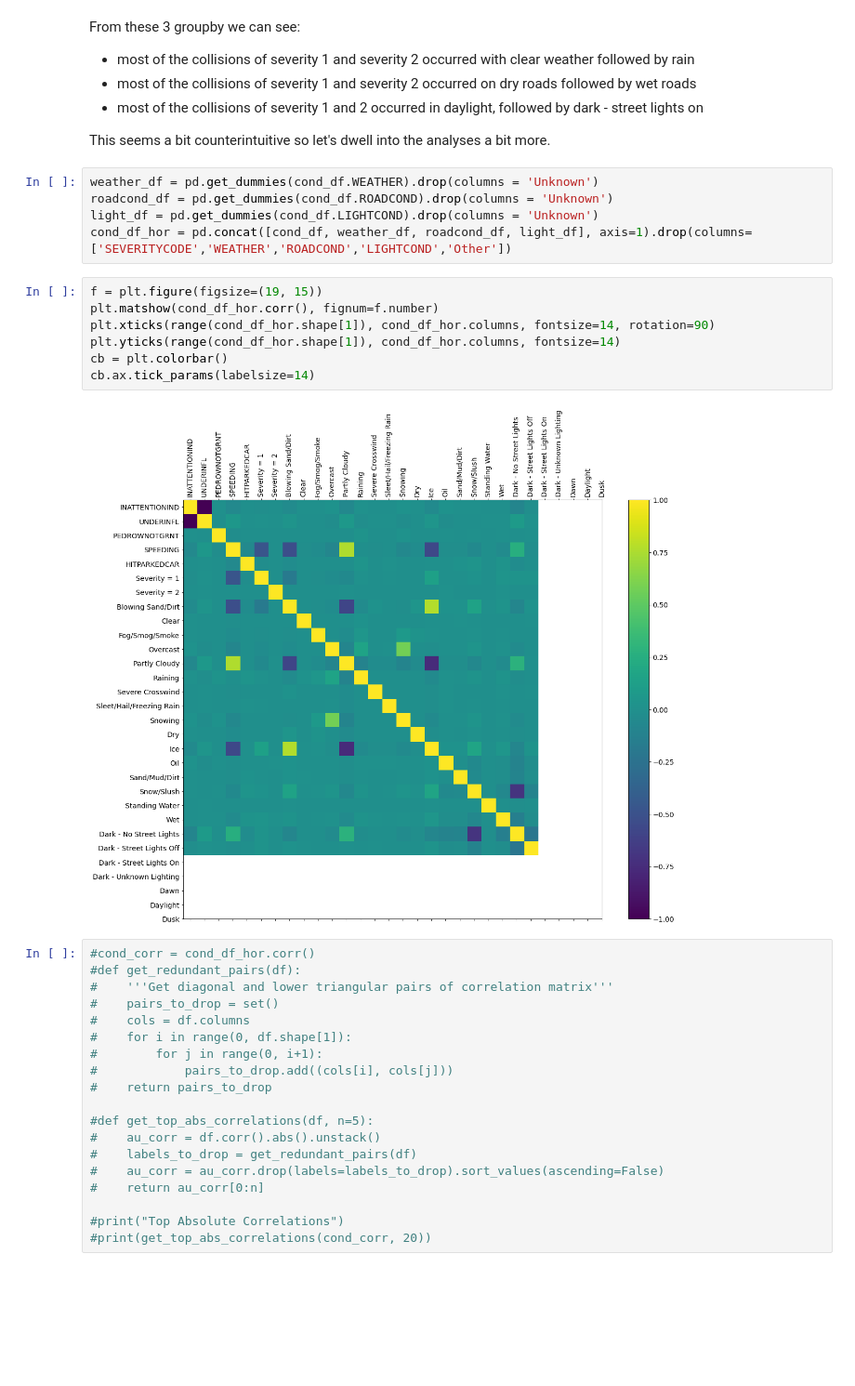
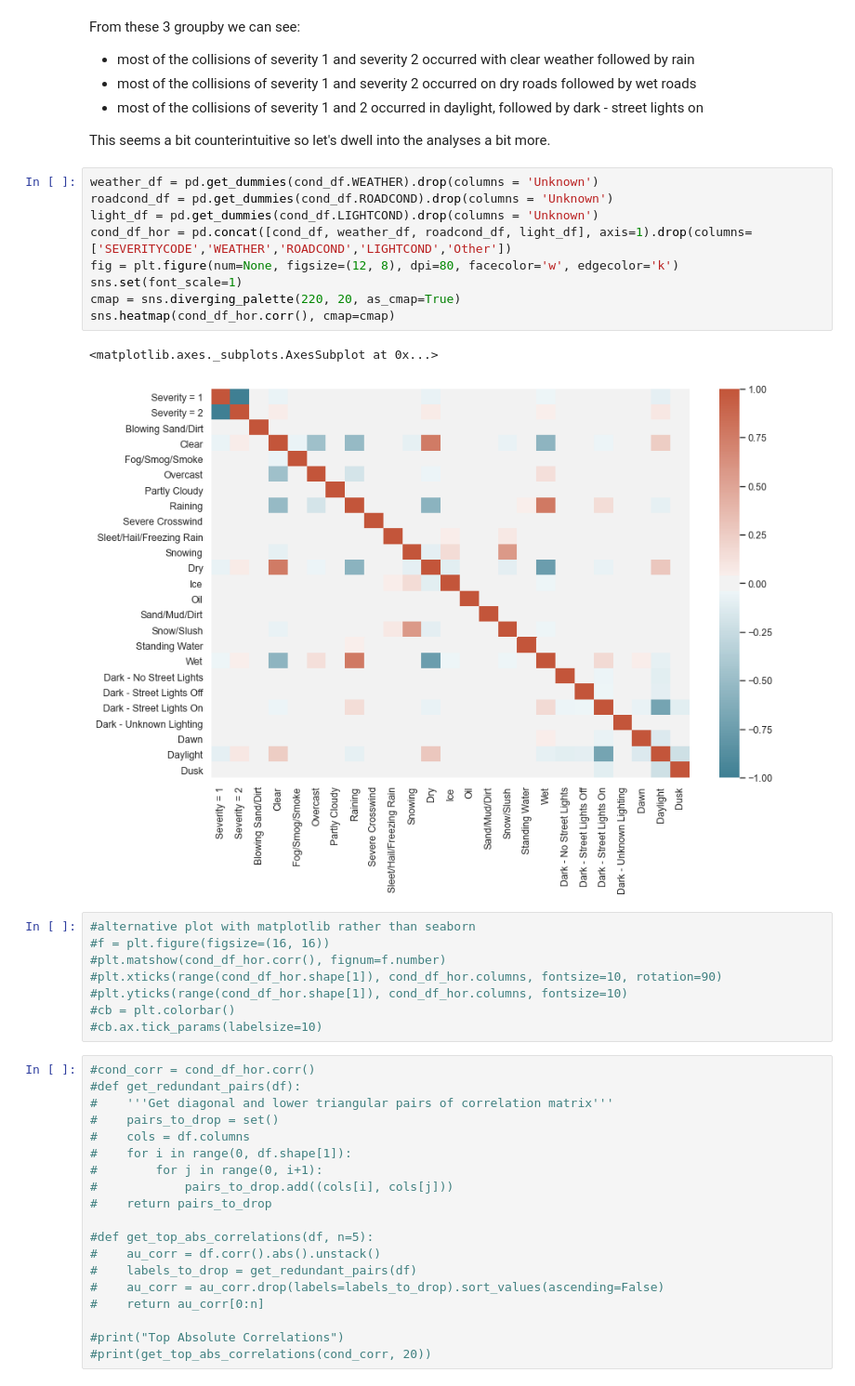
Before and after one commit to pcarugno/Coursera_Capstone, a Jupyter notebook: Coursera_Capstone/Coursera_Capstone Project - Report.ipynb, the cells around one changed output. Shown at 93% size. Cells and saved outputs as stored; diff of their text form; blank space fills up the shorter version.

```diff
--- a/Coursera_Capstone/Coursera_Capstone Project - Report.ipynb
+++ b/Coursera_Capstone/Coursera_Capstone Project - Report.ipynb
@@ -483,17 +483,23 @@ This seems a bit counterintuitive so let's dwell into the analyses a bit more.
 # %%
 weather_df = pd.get_dummies(cond_df.WEATHER).drop(columns = 'Unknown')
 roadcond_df = pd.get_dummies(cond_df.ROADCOND).drop(columns = 'Unknown')
 light_df = pd.get_dummies(cond_df.LIGHTCOND).drop(columns = 'Unknown')
 cond_df_hor = pd.concat([cond_df, weather_df, roadcond_df, light_df], axis=1).drop(columns=['SEVERITYCODE','WEATHER','ROADCOND','LIGHTCOND','Other'])
+fig = plt.figure(num=None, figsize=(12, 8), dpi=80, facecolor='w', edgecolor='k')
+sns.set(font_scale=1)
+cmap = sns.diverging_palette(220, 20, as_cmap=True)
+sns.heatmap(cond_df_hor.corr(), cmap=cmap)
+# %% [output]
+<matplotlib.axes._subplots.AxesSubplot at 0x...>
+[figure, added]
 # %%
-f = plt.figure(figsize=(19, 15))
-plt.matshow(cond_df_hor.corr(), fignum=f.number)
-plt.xticks(range(cond_df_hor.shape[1]), cond_df_hor.columns, fontsize=14, rotation=90)
-plt.yticks(range(cond_df_hor.shape[1]), cond_df_hor.columns, fontsize=14)
-cb = plt.colorbar()
-cb.ax.tick_params(labelsize=14)
+#alternative plot with matplotlib rather than seaborn
+#f = plt.figure(figsize=(16, 16))
+#plt.matshow(cond_df_hor.corr(), fignum=f.number)
+#plt.xticks(range(cond_df_hor.shape[1]), cond_df_hor.columns, fontsize=10, rotation=90)
+#plt.yticks(range(cond_df_hor.shape[1]), cond_df_hor.columns, fontsize=10)
+#cb = plt.colorbar()
+#cb.ax.tick_params(labelsize=10)
-# %% [output]
-[figure, removed]
 # %%
 #cond_corr = cond_df_hor.corr()
 #def get_redundant_pairs(df):
```
